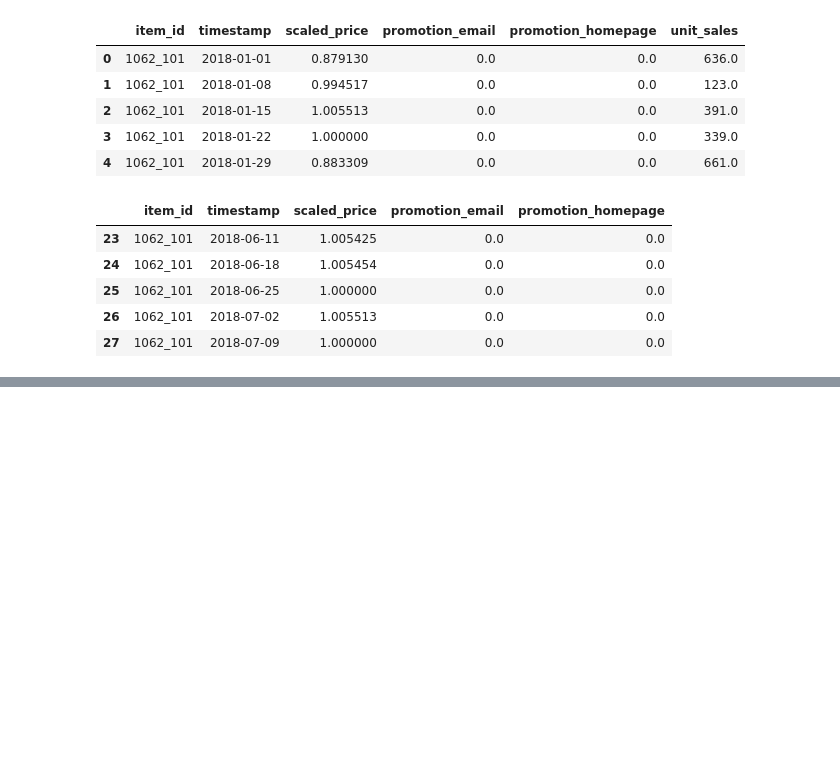
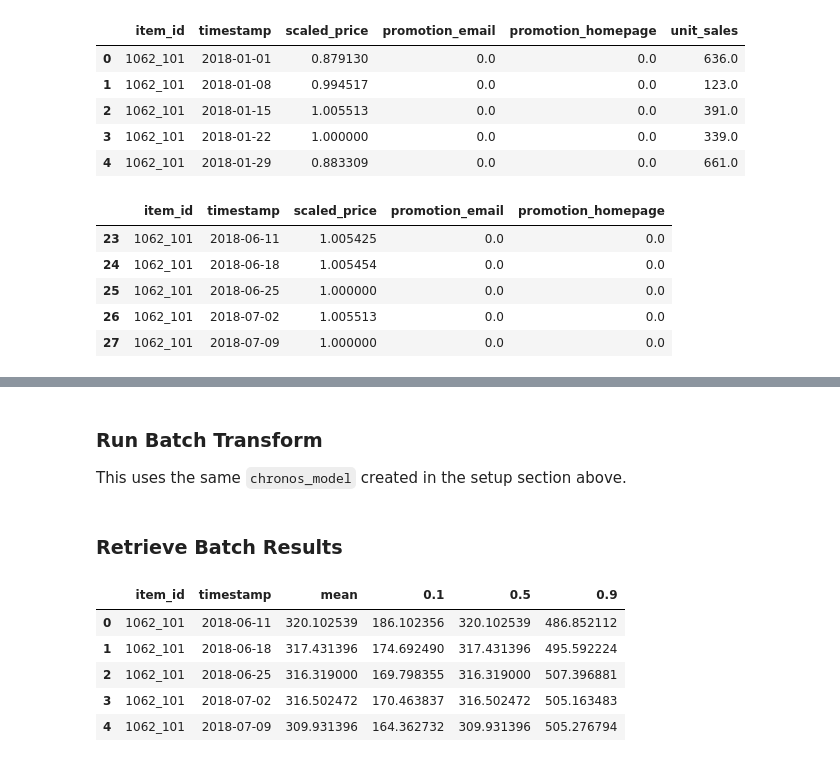
Before and after one commit to amazon-science/chronos-forecasting, a Jupyter notebook: notebooks/deploy-chronos-to-amazon-sagemaker.ipynb, the cells around one changed output, grey strips where cells are left out. Cells and saved outputs as stored; diff of their text form; code cells hidden in the pictures; blank space fills up the shorter version.

```diff
--- a/notebooks/deploy-chronos-to-amazon-sagemaker.ipynb
+++ b/notebooks/deploy-chronos-to-amazon-sagemaker.ipynb
@@ -457,0 +418,18 @@ predictor.delete_predictor()
+# %%
+# Reuse the role defined in Setup, or define a new one
+# role = None  # or "arn:aws:iam::..."
+
+# Use JumpStart to get the model artifacts and container image
+js_model = JumpStartModel(
+    model_id="pytorch-forecasting-chronos-2",
+    instance_type="ml.c5.4xlarge",  # Important: use CPU instance to ensure that correct image_uri is used
+    role=role,
+)
+
+# Repackage model artifacts into a single tar.gz
+session = Session()
+bucket = session.default_bucket()  # or "your-bucket-name"
+s3_prefix = "chronos-2"  # S3 prefix for model artifacts and data
+
+model_uri = repackage_jumpstart_model(js_model, bucket, output_key=f"{s3_prefix}/model.tar.gz")
+print(f"Repackaged model uploaded to: {model_uri}")
@@ -457,0 +550,4 @@ predictor.delete_predictor()
+# %% [markdown]
+### Run Batch Transform
+
+This uses the same `chronos_model` created in the setup section above.
@@ -457,0 +575,18 @@ predictor.delete_predictor()
+# %% [markdown]
+### Retrieve Batch Results
+# %%
+output_key = f"{s3_prefix}/batch-output/{input_key.split('/')[-1]}.out"
+result = boto3.client("s3").get_object(Bucket=bucket, Key=output_key)
+output_lines = result["Body"].read().decode().strip().split("\n")
+
+# Combine predictions from all records
+all_predictions = [p for line in output_lines for p in json.loads(line)["predictions"]]
+forecast_df = convert_response_to_df({"predictions": all_predictions}, freq=freq)
+forecast_df.head()
+# %% [output]
+|  | item_id | timestamp | mean | 0.1 | 0.5 | 0.9 |
+| 0 | 1062_101 | 2018-06-11 | 320.102539 | 186.102356 | 320.102539 | 486.852112 |
+| 1 | 1062_101 | 2018-06-18 | 317.431396 | 174.692490 | 317.431396 | 495.592224 |
+| 2 | 1062_101 | 2018-06-25 | 316.319000 | 169.798355 | 316.319000 | 507.396881 |
+| 3 | 1062_101 | 2018-07-02 | 316.502472 | 170.463837 | 316.502472 | 505.163483 |
+| 4 | 1062_101 | 2018-07-09 | 309.931396 | 164.362732 | 309.931396 | 505.276794 |
```
Also changed, not shown: parts of 87 cells of this notebook, 1 other file.
